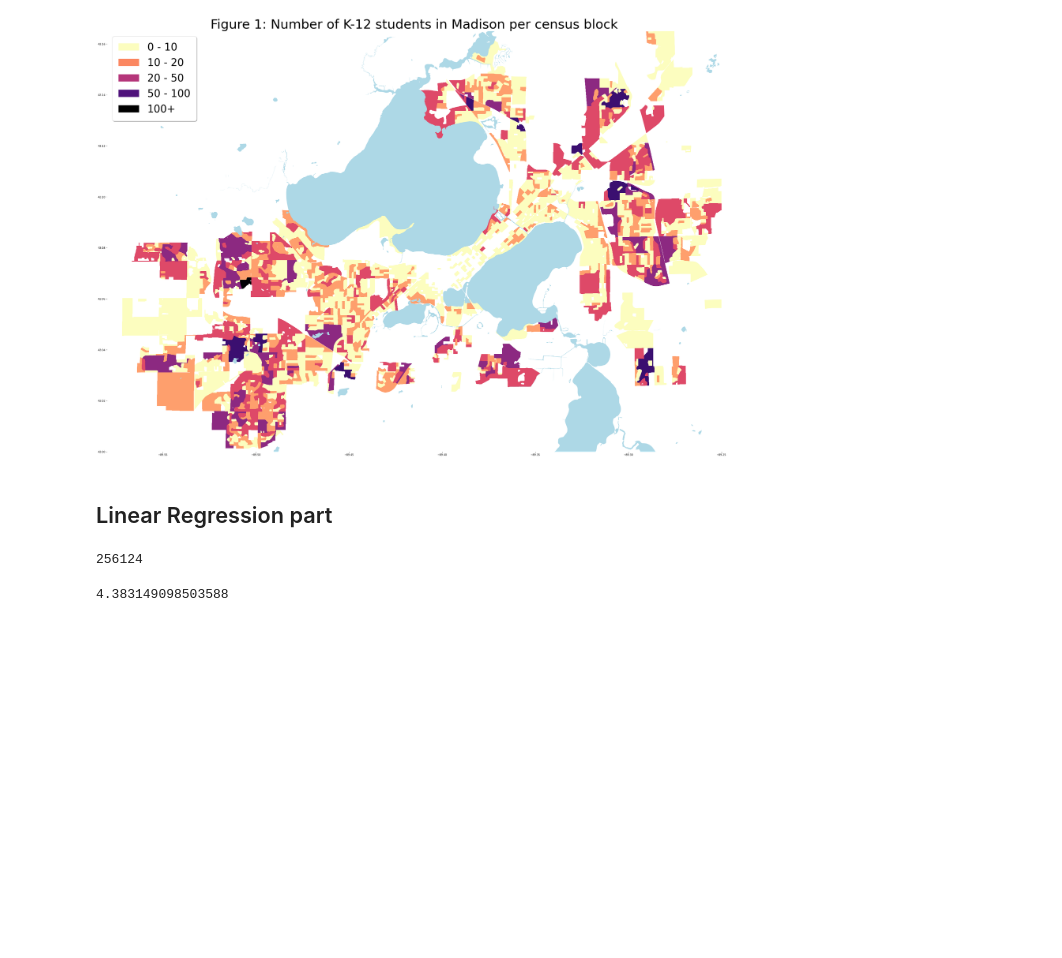
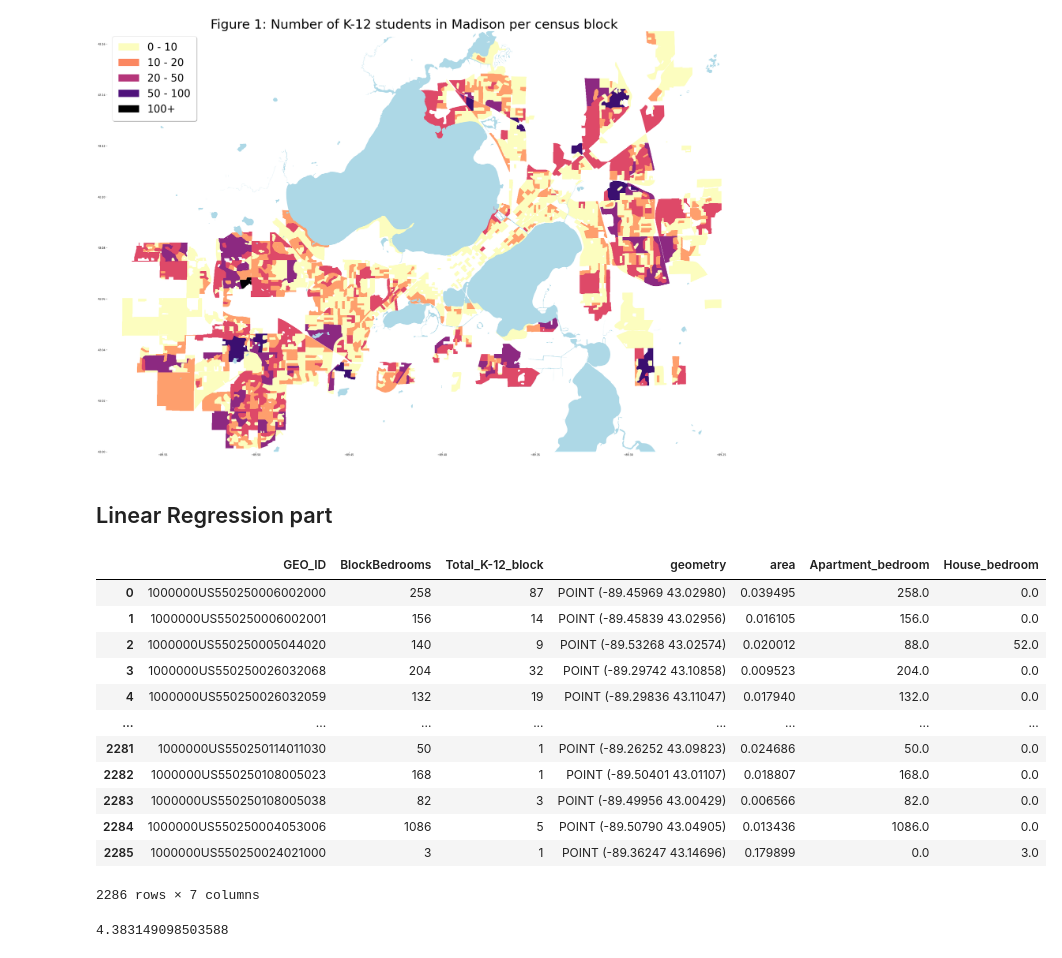
Before and after one commit to wesley0628/Internet-Access-Analysis, a Jupyter notebook: Internet_Access.ipynb, the cells around one changed output. Saved outputs shown, nothing was run; the diff lists cells and outputs as text; code cells hidden in the pictures; blank space fills up the shorter version.

```diff
--- a/Internet_Access.ipynb
+++ b/Internet_Access.ipynb
@@ -195,27 +194,35 @@ Text(0.5, 1.0, 'Figure 1: Number of K-12 students in Madison per census block')
 # %% [markdown]
 ## Linear Regression part
 # %%
-# Condominium_bedroom_block = merged[(merged["PropertyUse"] == "Condominium") | (merged["PropertyUse"] == "2 unit Apartment")
-#                                    | (merged["PropertyUse"] == "3 unit Apartment") | (merged["PropertyUse"] == "4 unit Apartment")
-#                                    | (merged["PropertyUse"] == "5 unit Apartment") | (merged["PropertyUse"] == "6 unit Apartment")
-#                                    | (merged["PropertyUse"] == "7 unit Apartment")]
 Condominium_bedroom_block = merged
 Condominium_bedroom_block = Condominium_bedroom_block[Condominium_bedroom_block["PropertyUse"] != "2 Unit"]
 Condominium_bedroom_block = Condominium_bedroom_block[Condominium_bedroom_block["PropertyUse"] != "Single family"]
 Condominium_bedroom_block = Condominium_bedroom_block[Condominium_bedroom_block["PropertyUse"] != "3 To 7 Unit"]
 Condominium_bedroom_block = Condominium_bedroom_block[["Area", "Address", "PropertyUse", "Bedrooms", "Total_K-12_block", "GEO_ID", "BlockBedrooms", "geometry", "area"]]
 Condominium_bedroom_block["Apartment_bedroom"] = Condominium_bedroom_block.groupby(['GEO_ID']).Bedrooms.transform('sum')
 Condominium_bedroom_block["House_bedroom"] = Condominium_bedroom_block["BlockBedrooms"] - Condominium_bedroom_block["Apartment_bedroom"]
 Condominium_bedroom_block = Condominium_bedroom_block.drop_duplicates("GEO_ID")
 Condominium_bedroom_block = Condominium_bedroom_block[["GEO_ID", "Apartment_bedroom", "House_bedroom"]]
 total_bedroom_block = merged[["GEO_ID", "BlockBedrooms", "Total_K-12_block", "geometry", "area"]]
 total_bedroom_block = total_bedroom_block.drop_duplicates("GEO_ID")
 result = total_bedroom_block.merge(Condominium_bedroom_block, on="GEO_ID", how = "outer")
 result["Apartment_bedroom"].fillna(0, inplace=True)
 result["House_bedroom"].fillna(result["BlockBedrooms"], inplace=True)
-result["BlockBedrooms"].sum()
+result
 # %% [output]
+|  | GEO_ID | BlockBedrooms | Total_K-12_block | geometry | area | Apartment_bedroom | House_bedroom |
+| 0 | 1000000US550250006002000 | 258 | 87 | POINT (-89.45969 43.02980) | 0.039495 | 258.0 | 0.0 |
+| 1 | 1000000US550250006002001 | 156 | 14 | POINT (-89.45839 43.02956) | 0.016105 | 156.0 | 0.0 |
+| 2 | 1000000US550250005044020 | 140 | 9 | POINT (-89.53268 43.02574) | 0.020012 | 88.0 | 52.0 |
+| 3 | 1000000US550250026032068 | 204 | 32 | POINT (-89.29742 43.10858) | 0.009523 | 204.0 | 0.0 |
+| 4 | 1000000US550250026032059 | 132 | 19 | POINT (-89.29836 43.11047) | 0.017940 | 132.0 | 0.0 |
+| ... | ... | ... | ... | ... | ... | ... | ... |
+| 2281 | 1000000US550250114011030 | 50 | 1 | POINT (-89.26252 43.09823) | 0.024686 | 50.0 | 0.0 |
+| 2282 | 1000000US550250108005023 | 168 | 1 | POINT (-89.50401 43.01107) | 0.018807 | 168.0 | 0.0 |
+| 2283 | 1000000US550250108005038 | 82 | 3 | POINT (-89.49956 43.00429) | 0.006566 | 82.0 | 0.0 |
+| 2284 | 1000000US550250004053006 | 1086 | 5 | POINT (-89.50790 43.04905) | 0.013436 | 1086.0 | 0.0 |
+| 2285 | 1000000US550250024021000 | 3 | 1 | POINT (-89.36247 43.14696) | 0.179899 | 0.0 | 3.0 |
-256124
+2286 rows × 7 columns
 # %%
 xcol = ["Apartment_bedroom", "House_bedroom"]
 model1 = Pipeline([
```
Also changed, not shown: parts of 6 cells of this notebook, 2 other files.
